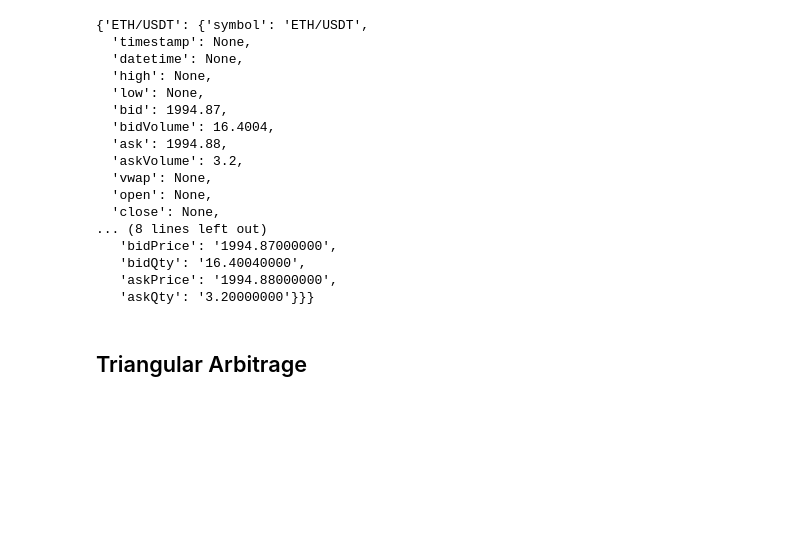
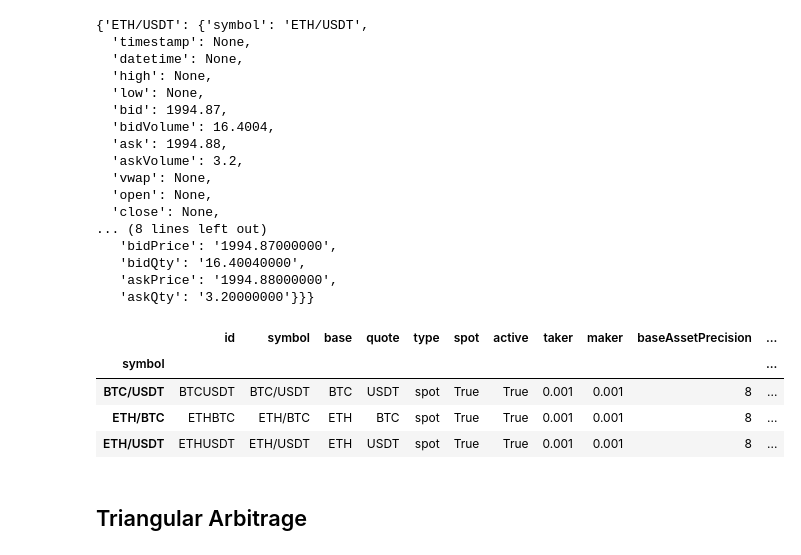
Before and after one commit to jbarrerobuch/cryptobot, a Jupyter notebook: triangular_arbitrage.ipynb, the cells around one changed output. Saved outputs shown, nothing was run; the diff lists cells and outputs as text; code cells hidden in the pictures; blank space fills up the shorter version.

```diff
--- a/triangular_arbitrage.ipynb
+++ b/triangular_arbitrage.ipynb
@@ -157,6 +157,14 @@ fetch_current_ticker_price('ETH/USDT', limiters= False)
    'bidQty': '16.40040000',
    'askPrice': '1994.88000000',
    'askQty': '3.20000000'}}}
+# %%
+spot_market.loc[['BTC/USDT', 'ETH/BTC', 'ETH/USDT']]
+# %% [output]
+|  | id | symbol | base | quote | type | spot | active | taker | maker | baseAssetPrecision | ... |
+| symbol |  |  |  |  |  |  |  |  |  |  | ... |
+| BTC/USDT | BTCUSDT | BTC/USDT | BTC | USDT | spot | True | True | 0.001 | 0.001 | 8 | ... |
+| ETH/BTC | ETHBTC | ETH/BTC | ETH | BTC | spot | True | True | 0.001 | 0.001 | 8 | ... |
+| ETH/USDT | ETHUSDT | ETH/USDT | ETH | USDT | spot | True | True | 0.001 | 0.001 | 8 | ... |
 # %% [markdown]
 ## Triangular Arbitrage
 # %%
```
Also changed, not shown: parts of 3 cells of this notebook.
